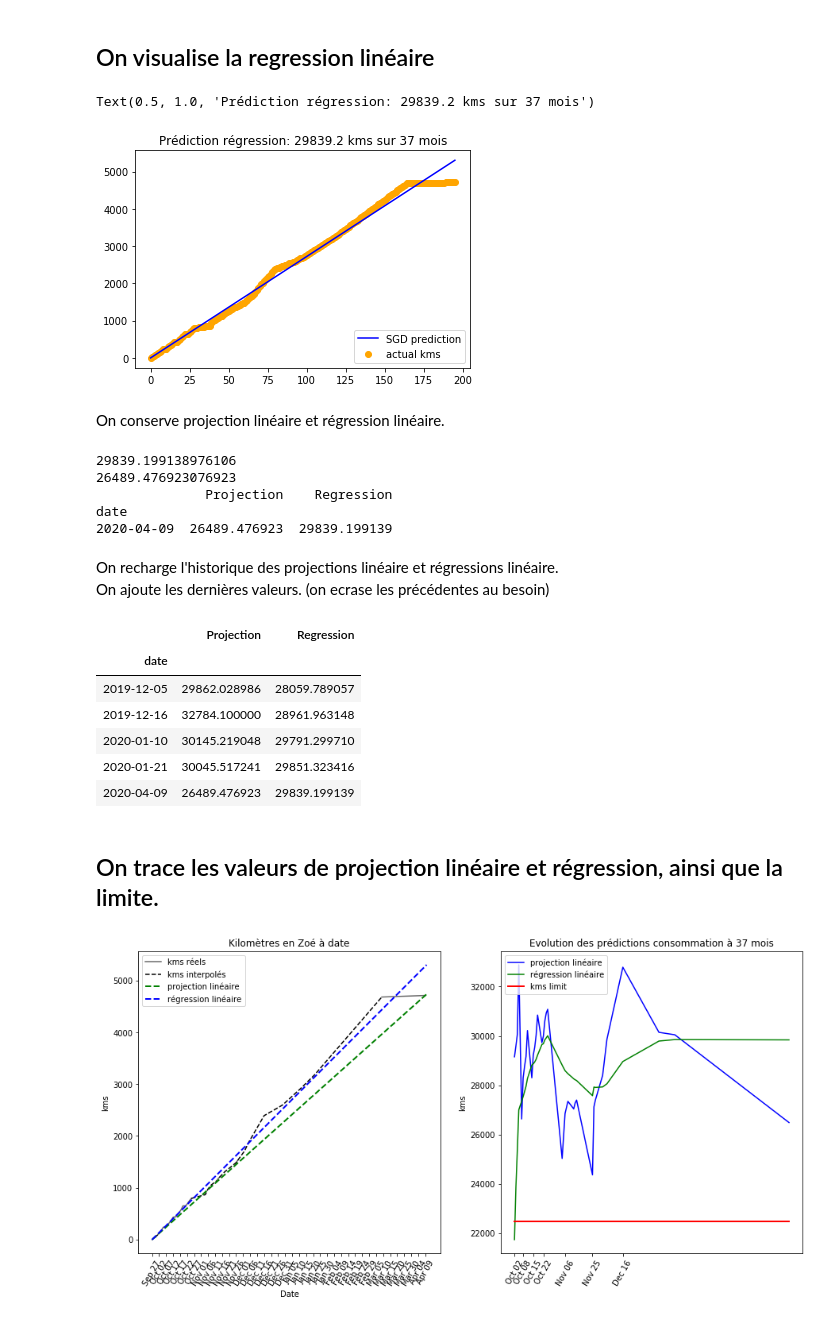
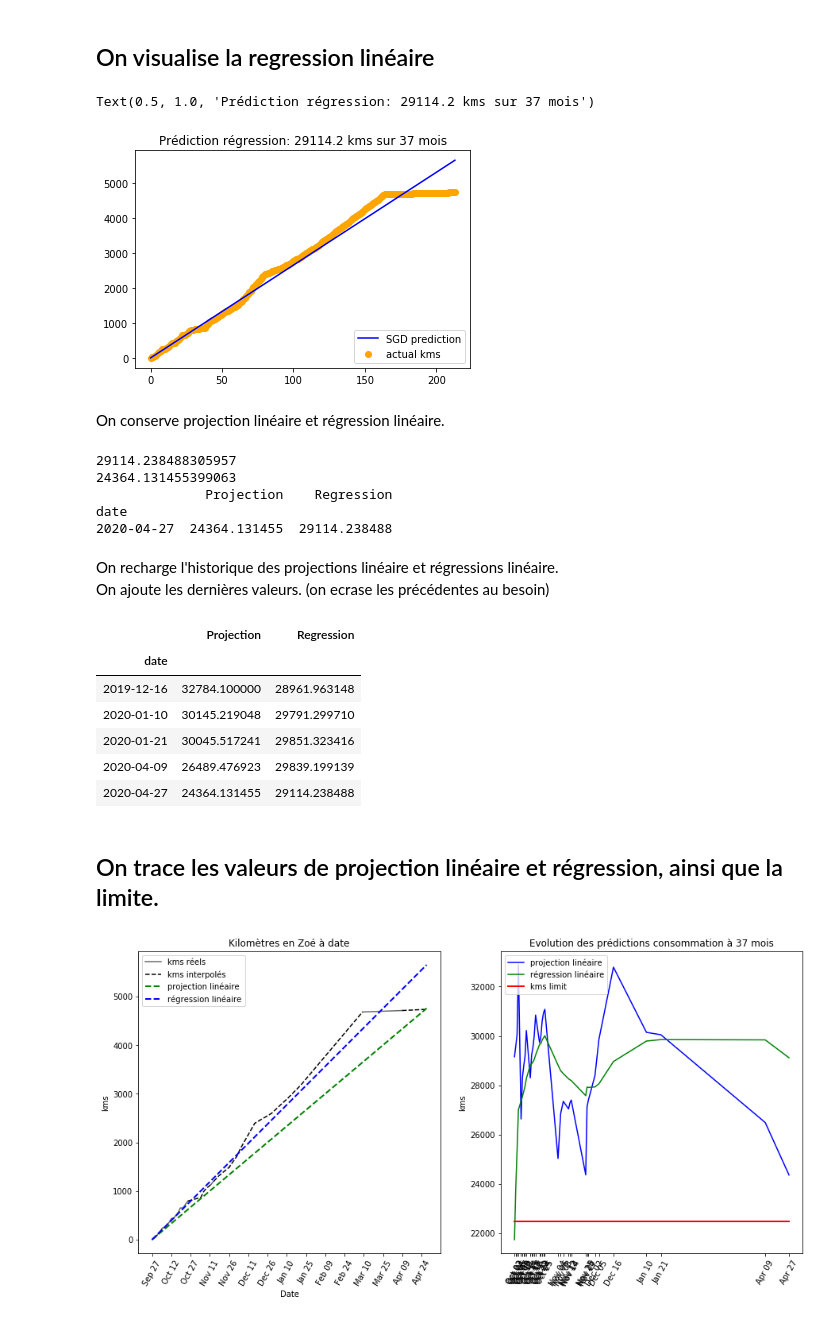
Before and after one commit to castorfou/data-scientist-skills, a Jupyter notebook: python-sandbox/zoe/zoe_prevision-37-mois.ipynb, the cells around one changed output. Drawn from its saved outputs; the diff is of its cells as text; code cells hidden in the pictures.

```diff
--- a/python-sandbox/zoe/zoe_prevision-37-mois.ipynb
+++ b/python-sandbox/zoe/zoe_prevision-37-mois.ipynb
@@ -307,7 +319,7 @@ def gradientDescent(X,y,theta,alpha,num_iters):
     return theta, J_history
 
 theta=np.array([-1,2])
-alpha=0.000001
+alpha=0.0000001
 theta, J_history = gradientDescent(X,y,theta,alpha,iterations)
 print(theta, J_history)
 # %% [output]
@@ -341,8 +353,8 @@ plt.plot(x_line, y_line, c='blue', label='SGD prediction')
 plt.legend(loc='lower right')
 plt.title(Title)
 # %% [output]
-Text(0.5, 1.0, 'Prédiction régression: 29839.2 kms sur 37 mois')
+Text(0.5, 1.0, 'Prédiction régression: 29114.2 kms sur 37 mois')
-[figure, old version]
+[figure, new version]
 # %% [markdown]
 On conserve projection linéaire et régression linéaire.
 # %%
@@ -355,11 +367,11 @@ df_stockage_projection['date']=pd.to_datetime('today').replace(hour=0, minute=0,
 df_stockage_projection=df_stockage_projection.set_index('date')
 print(df_stockage_projection.head())
 # %% [output]
-29839.199138976106
-26489.476923076923
+29114.238488305957
+24364.131455399063
               Projection    Regression
 date
-2020-04-09  26489.476923  29839.199139
+2020-04-27  24364.131455  29114.238488
 # %% [markdown]
 On recharge l'historique des projections linéaire et régressions linéaire.<br>
 On ajoute les dernières valeurs. (on ecrase les précédentes au besoin)
@@ -371,11 +383,11 @@ df_historique.tail(5)
 # %% [output]
 |  | Projection | Regression |
 | date |  |  |
-| 2019-12-05 | 29862.028986 | 28059.789057 |
 | 2019-12-16 | 32784.100000 | 28961.963148 |
 | 2020-01-10 | 30145.219048 | 29791.299710 |
 | 2020-01-21 | 30045.517241 | 29851.323416 |
 | 2020-04-09 | 26489.476923 | 29839.199139 |
+| 2020-04-27 | 24364.131455 | 29114.238488 |
 # %%
 df_historique.to_csv('data/historique_predictions.csv')
 # %% [markdown]
@@ -388,37 +400,37 @@ plt.plot(df_historique.index, df_historique.Projection, label='projection linéa
 plt.plot(df_historique.index, df_historique.Regression, label='régression linéaire', color='green')
 plt.plot(df_historique.index, 22500*np.ones(len(df_historique.Regression)),color='red',linewidth=2, label='kms limit')
 
-date_enX=df_historique.index[::5] # tous les 5 jours
+date_enX=df_historique.index[::1] # tous les jours
 labels_date=date_enX.strftime('%b %d') # mois et jour
 plt.xticks(date_enX,labels_date,rotation=60)
 plt.ylabel('kms')
 plt.legend(loc='upper left')
 plt.title('Evolution des prédictions consommation à 37 mois')
 
 
 plt.subplot(1,2,1)
 #en noir les valeurs connues
 plt.plot(data.index[::1], data_interp[~missing_values], color='k', alpha=.6, label='kms réels')
 plt.xlabel('Date')
-date_enX=data.index[::5] # tous les 5 jours
+date_enX=data.index[::15] # tous les 15 jours
 labels_date=date_enX.strftime('%b %d') # mois et jour
 plt.ylabel(list(data.columns)[0])
 plt.title('Kilomètres en Zoé à date')
 # Now plot the interpolated values on top in red
 new_missing=extend_missing(missing_values)
 plt.plot(data.index[::1], data_interp[new_missing],color='k', linestyle='dashed', label='kms interpolés')
 plt.xticks(date_enX,labels_date,rotation=60)
 dernier_jour_calcule=len(data.index)
 plt.plot([data_line.index[0], data_line.index[dernier_jour_calcule]], [0,data_line.kms[dernier_jour_calcule]],color='green', linestyle='dashed', linewidth=2, label='projection linéaire')
 #on caclule les 2 points
 x_line=[0,x[-1]]
 y_line=[theta[0],theta[0]+theta[1]*x[-1]]
 x_line_date=[data_line.index[0], data_line.index[dernier_jour_calcule]]
 plt.plot(x_line_date, y_line, c='blue', linestyle='dashed',  linewidth=2,label='régression linéaire')
 
 plt.legend(loc='upper left')
 
 
 plt.show()
 # %% [output]
-[figure, old version]
+[figure, new version]
```
Also changed, not shown: parts of 11 cells of this notebook, 45 other files.
